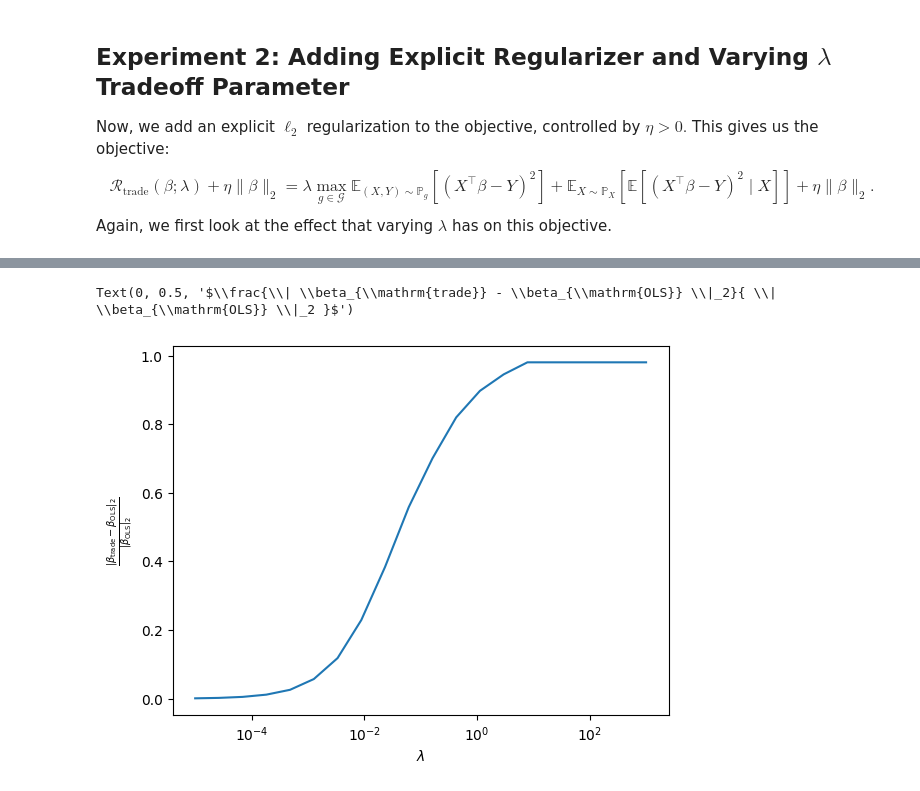
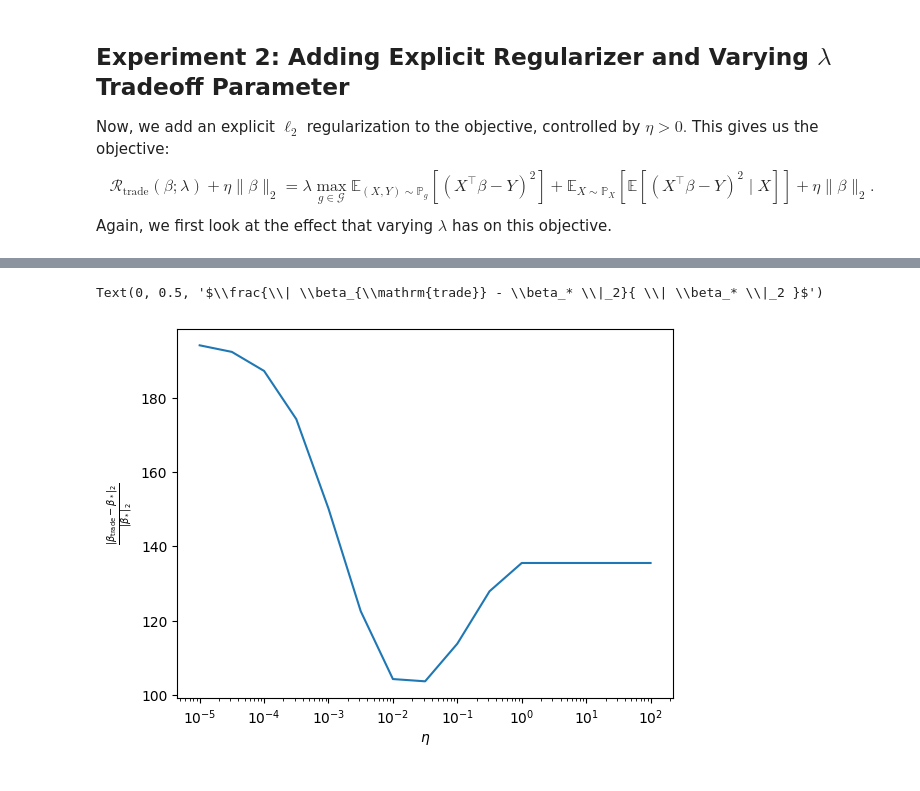
Before and after one commit to essdeee/overparam_dro, a Jupyter notebook: main.ipynb, the cells around one changed output, grey strips where cells are left out. Cells and saved outputs as stored; diff of their text form; code cells hidden in the pictures.

Commit message:
added true risk

```diff
--- a/main.ipynb
+++ b/main.ipynb
@@ -278,17 +312,21 @@ where $\mathbb{P}_g$ is the group distribution for group $g \in \mathcal{G}$. Th
 # %%
 import matplotlib.pyplot as plt
 
-max_iter = 5000
-lambdas = np.logspace(-5, 3, 20)
+max_iter = 10000
+lambdas = np.logspace(-5, 3, 40)
 model_betas = list()
-bookkeep = list()
+bookkeep = defaultdict(list)
 
-for lmbd in lambdas:
+for lmbd in tqdm(lambdas):
     # train tradeoff model
     model = LinearModel(num_features)
-    optimize_GD(model, X, Y, groups, trade_regularization = lmbd, lr = 1e-3,max_iter= max_iter, verbose=True)
+    optimize_GD(model, X, Y, groups, trade_regularization = lmbd, weight_decay= 0.0, lr = 1e-3,max_iter= max_iter, verbose=False)
     model_betas.append(model.linear.weight.data.numpy().T)
 
     # Calculate stats
-    bookkeep.append([ model.risk(group.x, group.y).item() for group in groups ])
+    ## Training
+    bookkeep['train'].append([ model.risk(group.x, group.y).item() for group in groups ])
+
+    ## Test
+    bookkeep['test'].append( [ model.risk(group.x, group.y).item() for group in groups_test ] )
 # %% [output]
@@ -339,16 +380,25 @@ $$
 Again, we first look at the effect that varying $\lambda$ has on this objective.
 # %%
 max_iter = np.inf
-etas = np.logspace(-5,2, 20)
+etas = np.logspace(-5,2, 15)
 model_betas = list()
-bookkeep = list()
+bookkeep = defaultdict(list)
 
 # Fix lambda regularizer to 0.1, vary lambdas
 for eta in tqdm(etas):
     # train tradeoff model
     model = LinearModel(num_features)
-    optimize_GD(model, X , Y, groups, trade_regularization = 1e5, weight_decay = eta, max_iter= max_iter)
+    optimize_GD(model, X , Y, groups, trade_regularization = 1e-10, weight_decay = eta, max_iter= max_iter)
     model_betas.append(model.linear.weight.data.numpy().T)
 
     # Calculate stats
-    bookkeep.append([ model.risk(group.x, group.y).item() for group in groups ])
+    ## Training
+    bookkeep['train'].append([ model.risk(group.x, group.y).item() for group in groups ])
+
+    ## Test
+    bookkeep['test'].append( [ model.risk(group.x, group.y).item() for group in groups_test ] )
+
+    ## True standard risk
+    group_risks, standard_risk = true_excess_risk(model, groups)
+    bookkeep['standard excess risk'].append(standard_risk)
+    bookkeep['groups excess risk'].append(group_risks)
@@ -364,11 +424,10 @@ Text(0.5, 0, '$\\lambda$')
 # %%
-# Plot difference between model's betas and OLS beta
-# Is this actually a significant difference?
-beta_l2 = [np.linalg.norm(model_beta - ols_beta.numpy()) / np.linalg.norm(ols_beta.numpy()) for model_beta in model_betas]
-plt.plot(lambdas, beta_l2)
+global_cov = np.stack( [ group.cov for group in groups ], axis = 2 ).mean(axis = 2)
+beta_l2 = [ ( (model_beta - true_beta).T @  global_cov @ (model_beta - true_beta) ).flatten()  / np.linalg.norm(true_beta) for model_beta in model_betas]
+plt.plot(etas, beta_l2)
 plt.xscale('log')
-plt.xlabel(r'$\lambda$')
-plt.ylabel(r'$\frac{\| \beta_{\mathrm{trade}} - \beta_{\mathrm{OLS}} \|_2}{ \| \beta_{\mathrm{OLS}} \|_2 }$')
+plt.xlabel(r'$\eta$')
+plt.ylabel(r'$\frac{\| \beta_{\mathrm{trade}} - \beta_* \|_2}{ \| \beta_* \|_2 }$')
 # %% [output]
-Text(0, 0.5, '$\\frac{\\| \\beta_{\\mathrm{trade}} - \\beta_{\\mathrm{OLS}} \\|_2}{ \\| \\beta_{\\mathrm{OLS}} \\|_2 }$')
+Text(0, 0.5, '$\\frac{\\| \\beta_{\\mathrm{trade}} - \\beta_* \\|_2}{ \\| \\beta_* \\|_2 }$')
-[figure, old version]
+[figure, new version]
```
Also changed, not shown: parts of 13 cells of this notebook.
